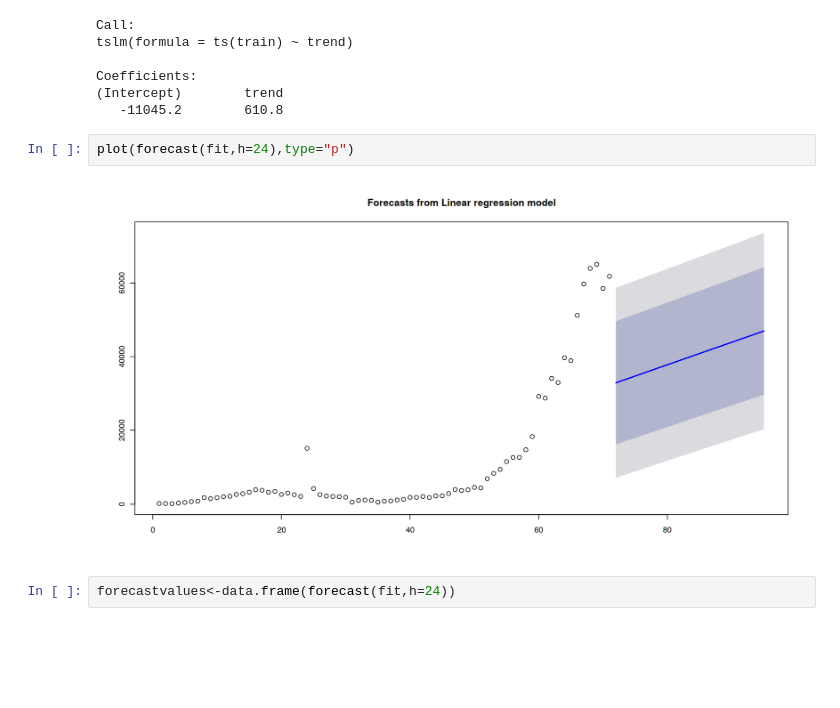
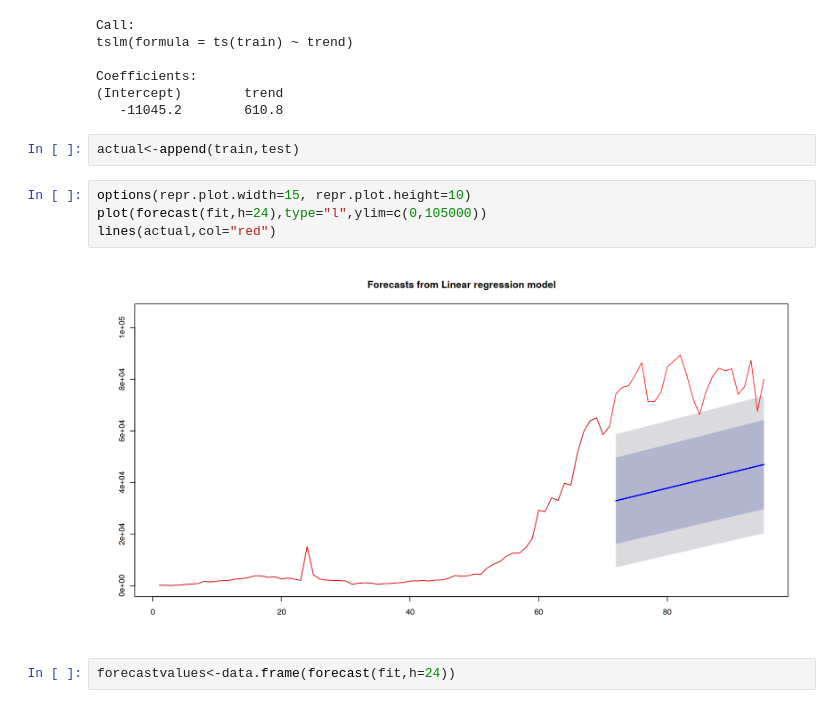
Before and after one commit to AjithKumarVS/Predictive-Time-Series-Modelling-of-COVID-19-Pandemic, a Jupyter notebook: covid19forecasting_newlyreportedcases_LTSMmodelling.ipynb, the cells around one changed output. Saved outputs shown, nothing was run; the diff lists cells and outputs as text; blank space fills up the shorter version.

```diff
--- a/covid19forecasting_newlyreportedcases_LTSMmodelling.ipynb
+++ b/covid19forecasting_newlyreportedcases_LTSMmodelling.ipynb
@@ -34,10 +34,14 @@ tslm(formula = ts(train) ~ trend)
 Coefficients:
 (Intercept)        trend
    -11045.2        610.8
-# %%
-plot(forecast(fit,h=24),type="p")
-# %% [output]
-[figure, removed]
+# %%
+actual<-append(train,test)
+# %%
+options(repr.plot.width=15, repr.plot.height=10)
+plot(forecast(fit,h=24),type="l",ylim=c(0,105000))
+lines(actual,col="red")
+# %% [output]
+[figure, added]
 # %%
 forecastvalues<-data.frame(forecast(fit,h=24))
 # %%
```
